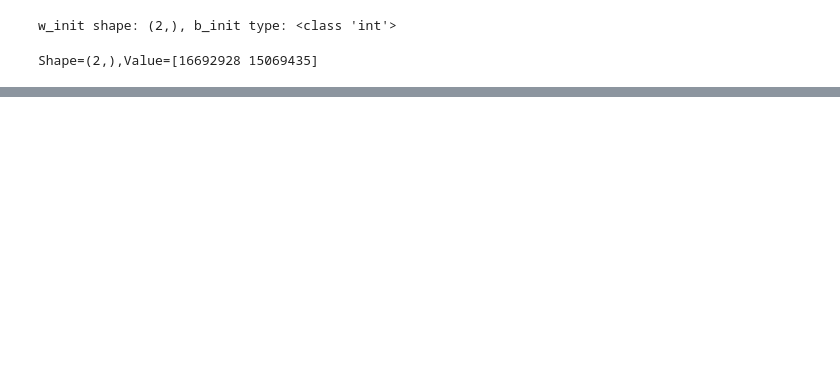
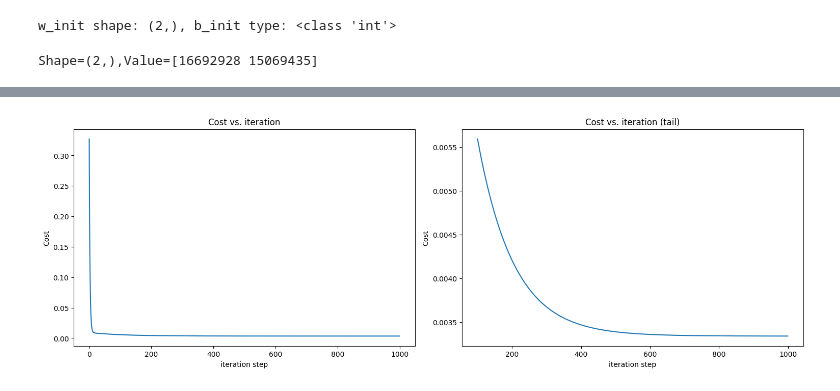
Before and after one commit to Aurnobb-Tasneem/Bangladesh_Digital_Transaction_Forecaster, a Jupyter notebook: notebooks/main.ipynb, the cells around one changed output, grey strips where cells are left out. Drawn from its saved outputs; the diff is of its cells as text; code cells hidden in the pictures; blank space fills up the shorter version.

```diff
--- a/notebooks/main.ipynb
+++ b/notebooks/main.ipynb
@@ -361,0 +374,33 @@ def Gradient_compute(X,y,w,b):
+# %%
+def Gradient_decent(X,y,w,b,cost_function,gradient_function,alpha,NumOfIters):
+    import copy
+    import math
+    J_history=[]
+    w_inside=copy.deepcopy(w) #to avaoid modifying global
+    b_inside=copy.deepcopy(b)
+    for i in range(NumOfIters):
+        dj_dw,dj_db =gradient_function(X, y, w_inside, b_inside)
+        w_inside = w_inside - alpha * dj_dw
+        b_inside = b_inside - alpha * dj_db
+        if i<100000:
+            J_history.append(cost_function(X, y, w_inside, b_inside))
+        if i% math.ceil(NumOfIters / 10) == 0:
+            print(f"Iteration {i:4d}: Cost {J_history[-1]:8.5f}   ")
+    return J_history, w_inside, b_inside
+# %%
+# initialize parameters
+initial_w = np.zeros_like(w_init)
+initial_b = 0.
+# some gradient descent settings
+iterations = 1000
+alpha = 0.1
+# run gradient descent
+J_hist,w_final,b_final = Gradient_decent(X_norm, y_norm, initial_w, initial_b,
+                                                    Cost_compute, Gradient_compute,
+                                                    alpha, iterations)
+print(f"b,w found by gradient descent: {b_final},{w_final} ")
+m,_ = X_train.shape
+for i in range(m):
+    prediction_scaled = np.dot(X_norm[i], w_final) + b_final
+    prediction_unscaled = prediction_scaled * y_sigma + y_mu
+    print(f"prediction: {prediction_unscaled:0.2f}, target value: {y_train[i]:0.2f}")
@@ -361,0 +425,10 @@ def Gradient_compute(X,y,w,b):
+# %%
+fig, (ax1, ax2) = plt.subplots(1, 2, constrained_layout=True, figsize=(15, 5))
+ax1.plot(J_hist)
+ax2.plot(100 + np.arange(len(J_hist[100:])), J_hist[100:])
+ax1.set_title("Cost vs. iteration");  ax2.set_title("Cost vs. iteration (tail)")
+ax1.set_ylabel('Cost')             ;  ax2.set_ylabel('Cost')
+ax1.set_xlabel('iteration step')   ;  ax2.set_xlabel('iteration step')
+plt.show()
+# %% [output]
+[figure, added]
```
Also changed, not shown: parts of 12 cells of this notebook.
